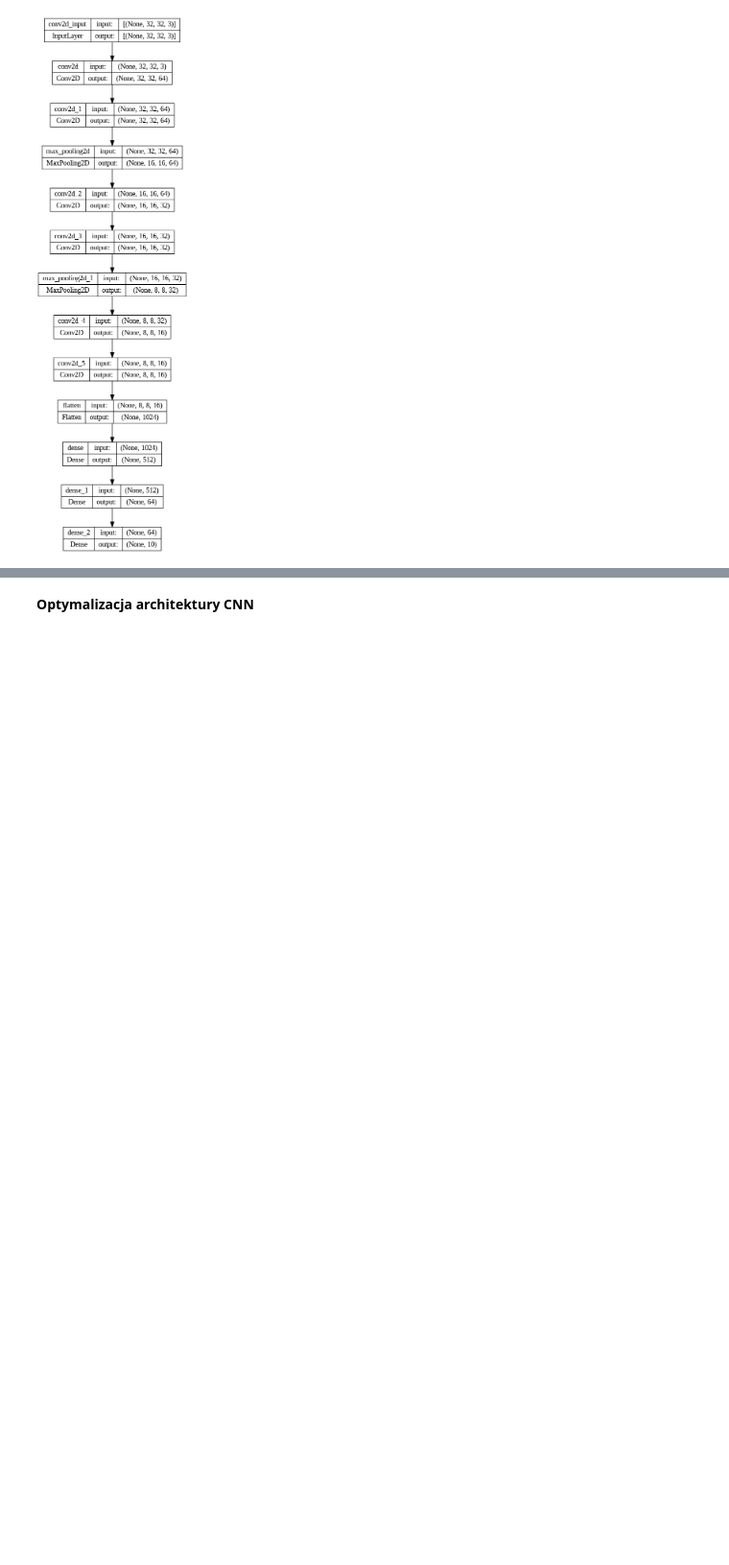
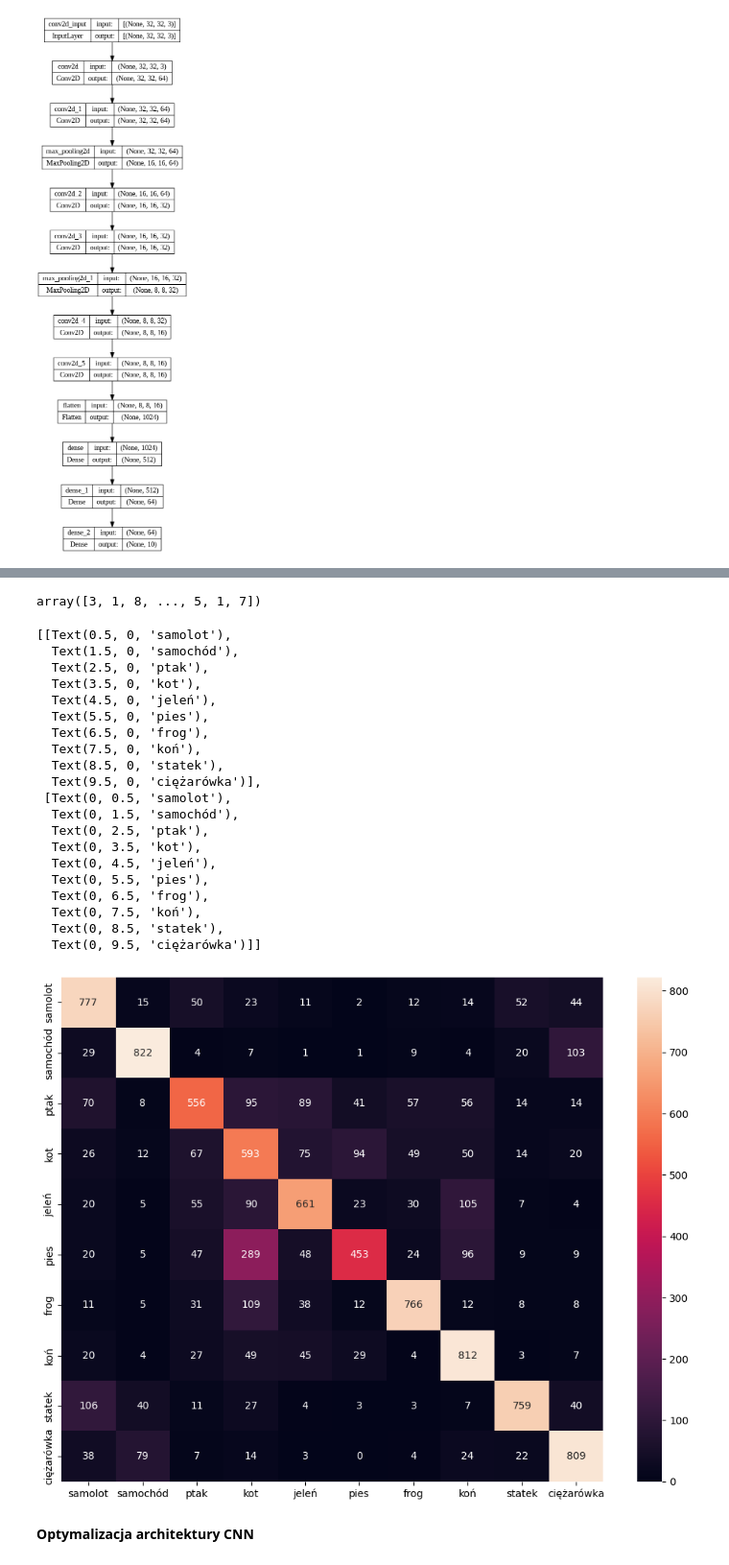
Before and after one commit to adalbertii/Seci-konwolucyjne, a Jupyter notebook: cifar10_CNN.ipynb, the cells around one changed output, grey strips where cells are left out. Shown at 96% size. Saved outputs shown, nothing was run; the diff lists cells and outputs as text; code cells hidden in the pictures; blank space fills up the shorter version.

```diff
--- a/cifar10_CNN.ipynb
+++ b/cifar10_CNN.ipynb
@@ -118,0 +156,8 @@ plt.show()
+# %%
+
+
+import tensorflow as tf
+
+# predykcja na danych testowych
+
+y_pred = model.predict(x_test)
@@ -119,3 +182,43 @@ plt.show()
+# %%
+# konwersja klas predykcyjnych do wektorów "one hot"
+y_pred_classes = np.argmax(y_pred,axis = 1)
+y_pred_classes
+# %% [output]
+array([3, 1, 8, ..., 5, 1, 7])
+# %%
+# obliczenie matrycji konfuzji
+confusion_mtx = tf.math.confusion_matrix(y_test, y_pred_classes)
+# %%
+import seaborn as sns
+
+
+classes = ['samolot', 'samochód', 'ptak', 'kot', 'jeleń', 'pies', 'frog', 'koń', 'statek', 'ciężarówka']
+
+plt.figure(figsize=(12, 9))
+c = sns.heatmap(confusion_mtx, annot=True, fmt='g')
+c.set(xticklabels=classes, yticklabels=classes)
+# %% [output]
+[[Text(0.5, 0, 'samolot'),
+  Text(1.5, 0, 'samochód'),
+  Text(2.5, 0, 'ptak'),
+  Text(3.5, 0, 'kot'),
+  Text(4.5, 0, 'jeleń'),
+  Text(5.5, 0, 'pies'),
+  Text(6.5, 0, 'frog'),
+  Text(7.5, 0, 'koń'),
+  Text(8.5, 0, 'statek'),
+  Text(9.5, 0, 'ciężarówka')],
+ [Text(0, 0.5, 'samolot'),
+  Text(0, 1.5, 'samochód'),
+  Text(0, 2.5, 'ptak'),
+  Text(0, 3.5, 'kot'),
+  Text(0, 4.5, 'jeleń'),
+  Text(0, 5.5, 'pies'),
+  Text(0, 6.5, 'frog'),
+  Text(0, 7.5, 'koń'),
+  Text(0, 8.5, 'statek'),
+  Text(0, 9.5, 'ciężarówka')]]
+[figure, added]
 # %% [markdown]
 **Optymalizacja architektury CNN**
 # %%
```
Also changed, not shown: parts of 24 cells of this notebook.
